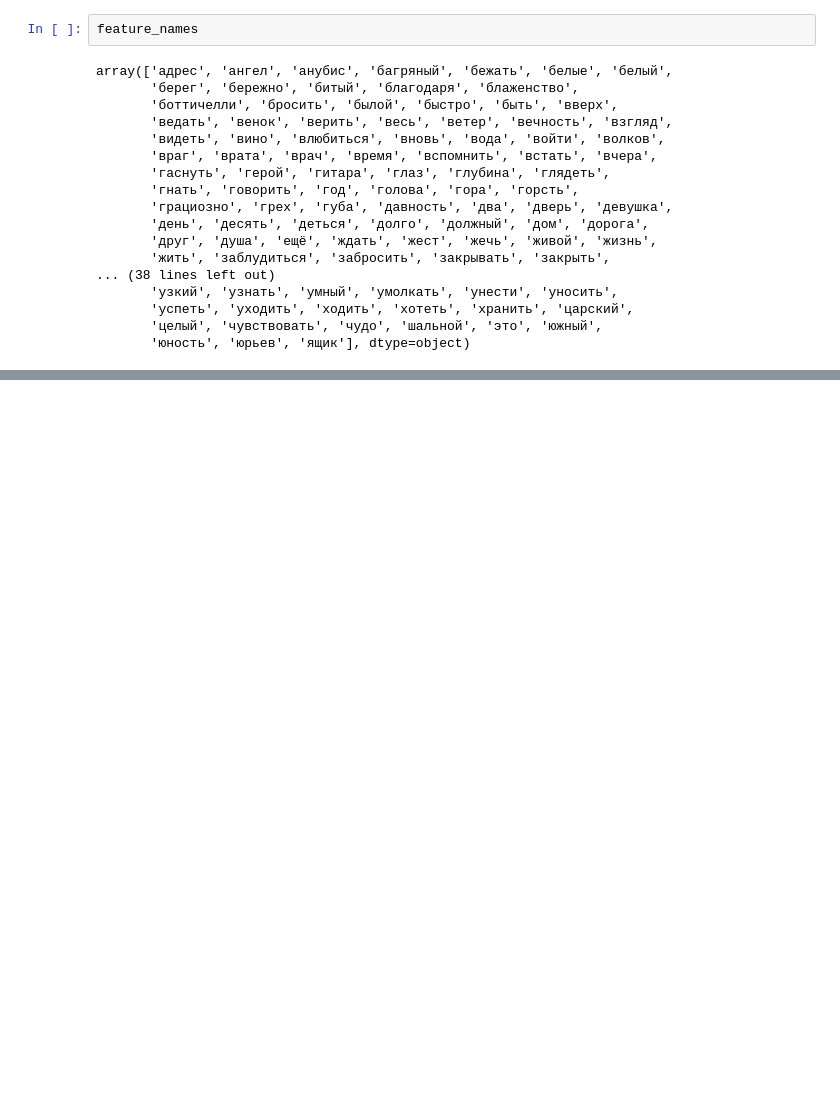
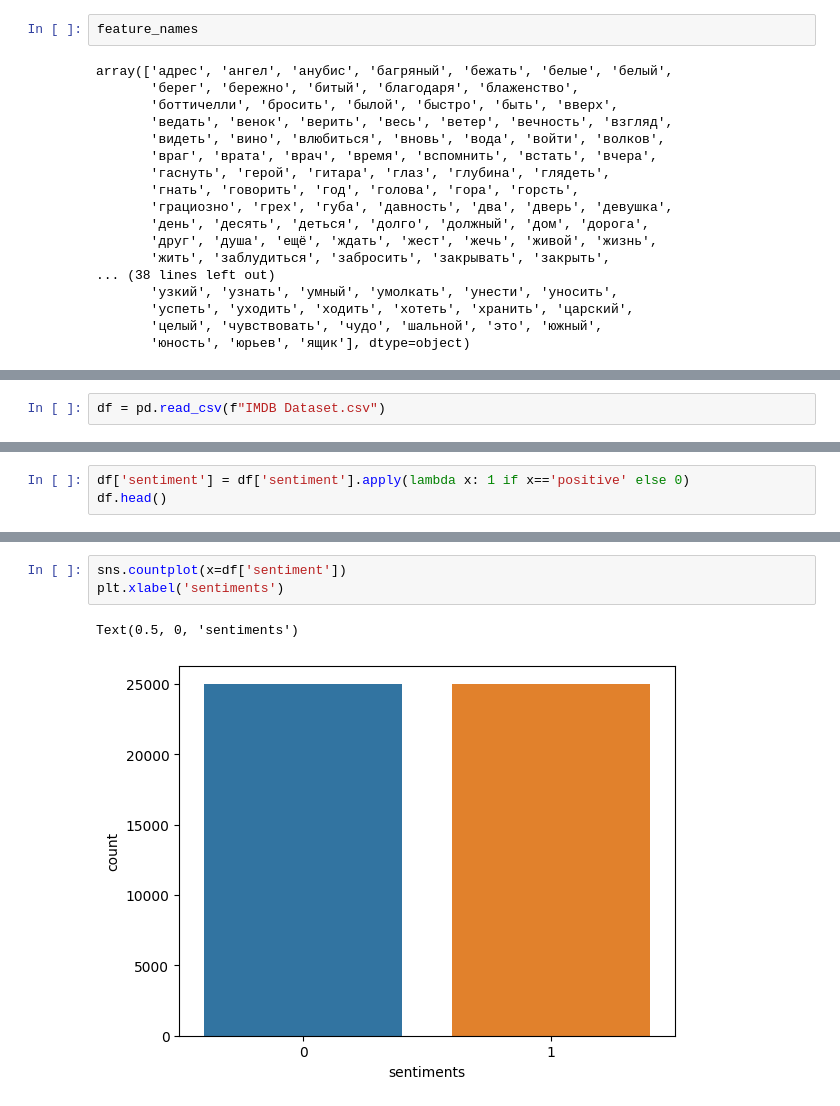
Before and after one commit to Allyonzy/ArchitectInno2023, a Jupyter notebook: text_analysis/test_tfidf.ipynb, the cells around one changed output, grey strips where cells are left out. Drawn from its saved outputs; the diff is of its cells as text; blank space fills up the shorter version.

Commit message:
Доработано - добавлена модель bert, добавлен датасет IMDB

```diff
--- a/text_analysis/test_tfidf.ipynb
+++ b/text_analysis/test_tfidf.ipynb
@@ -271,0 +338,2 @@ vocab_sorted
+# %%
+df = pd.read_csv(f"IMDB Dataset.csv")
@@ -271,0 +349,3 @@ vocab_sorted
+# %%
+df['sentiment'] = df['sentiment'].apply(lambda x: 1 if x=='positive' else 0)
+df.head()
@@ -271,0 +378,6 @@ vocab_sorted
+# %%
+sns.countplot(x=df['sentiment'])
+plt.xlabel('sentiments')
+# %% [output]
+Text(0.5, 0, 'sentiments')
+[figure, added]
```
Also changed, not shown: parts of 76 cells of this notebook, 1 other file.
